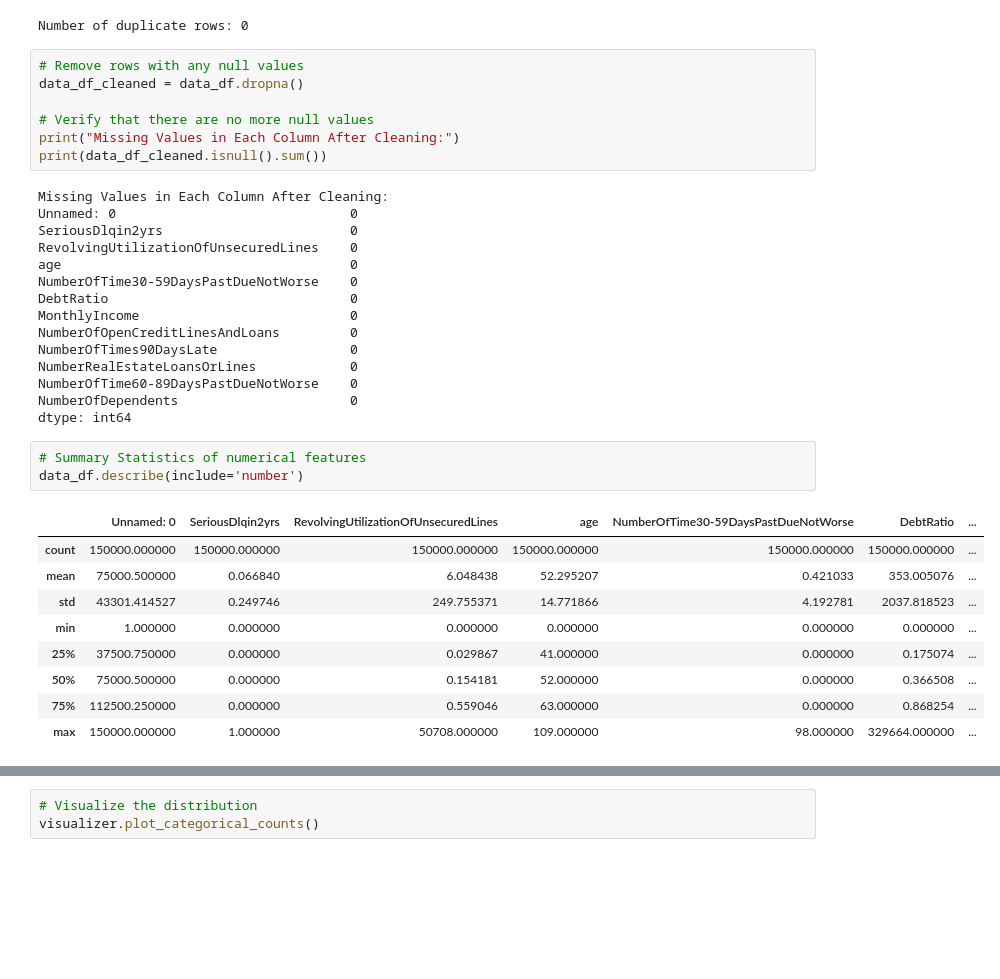
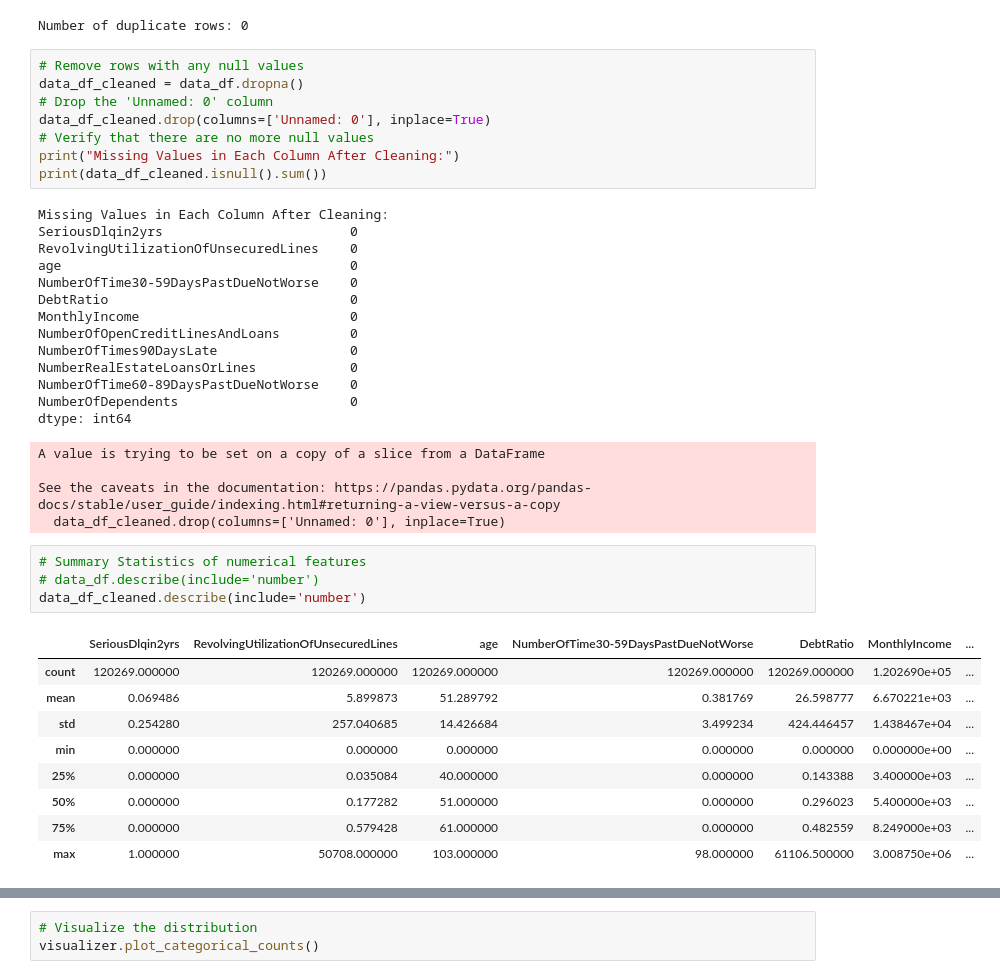
Before and after one commit to ab3lT/Advanced-XAI-Project-Credit-Score-Modeling, a Jupyter notebook: notebooks/eda.ipynb, the cells around one changed output, grey strips where cells are left out. Saved outputs shown, nothing was run; the diff lists cells and outputs as text; blank space fills up the shorter version.

```diff
--- a/notebooks/eda.ipynb
+++ b/notebooks/eda.ipynb
@@ -99,13 +99,13 @@ Number of duplicate rows: 0
 # %%
 # Remove rows with any null values
 data_df_cleaned = data_df.dropna()
-
+# Drop the 'Unnamed: 0' column
+data_df_cleaned.drop(columns=['Unnamed: 0'], inplace=True)
 # Verify that there are no more null values
 print("Missing Values in Each Column After Cleaning:")
 print(data_df_cleaned.isnull().sum())
 # %% [output]
 Missing Values in Each Column After Cleaning:
-Unnamed: 0                              0
 SeriousDlqin2yrs                        0
 RevolvingUtilizationOfUnsecuredLines    0
 age                                     0
@@ -118,18 +118,23 @@ NumberRealEstateLoansOrLines            0
 NumberOfTime60-89DaysPastDueNotWorse    0
 NumberOfDependents                      0
 dtype: int64
+A value is trying to be set on a copy of a slice from a DataFrame
+
+See the caveats in the documentation: https://pandas.pydata.org/pandas-docs/stable/user_guide/indexing.html#returning-a-view-versus-a-copy
+  data_df_cleaned.drop(columns=['Unnamed: 0'], inplace=True)
 # %%
 # Summary Statistics of numerical features
-data_df.describe(include='number')
+# data_df.describe(include='number')
+data_df_cleaned.describe(include='number')
 # %% [output]
-|  | Unnamed: 0 | SeriousDlqin2yrs | RevolvingUtilizationOfUnsecuredLines | age | NumberOfTime30-59DaysPastDueNotWorse | DebtRatio | ... |
-| count | 150000.000000 | 150000.000000 | 150000.000000 | 150000.000000 | 150000.000000 | 150000.000000 | ... |
-| mean | 75000.500000 | 0.066840 | 6.048438 | 52.295207 | 0.421033 | 353.005076 | ... |
-| std | 43301.414527 | 0.249746 | 249.755371 | 14.771866 | 4.192781 | 2037.818523 | ... |
-| min | 1.000000 | 0.000000 | 0.000000 | 0.000000 | 0.000000 | 0.000000 | ... |
-| 25% | 37500.750000 | 0.000000 | 0.029867 | 41.000000 | 0.000000 | 0.175074 | ... |
-| 50% | 75000.500000 | 0.000000 | 0.154181 | 52.000000 | 0.000000 | 0.366508 | ... |
-| 75% | 112500.250000 | 0.000000 | 0.559046 | 63.000000 | 0.000000 | 0.868254 | ... |
-| max | 150000.000000 | 1.000000 | 50708.000000 | 109.000000 | 98.000000 | 329664.000000 | ... |
+|  | SeriousDlqin2yrs | RevolvingUtilizationOfUnsecuredLines | age | NumberOfTime30-59DaysPastDueNotWorse | DebtRatio | MonthlyIncome | ... |
+| count | 120269.000000 | 120269.000000 | 120269.000000 | 120269.000000 | 120269.000000 | 1.202690e+05 | ... |
+| mean | 0.069486 | 5.899873 | 51.289792 | 0.381769 | 26.598777 | 6.670221e+03 | ... |
+| std | 0.254280 | 257.040685 | 14.426684 | 3.499234 | 424.446457 | 1.438467e+04 | ... |
+| min | 0.000000 | 0.000000 | 0.000000 | 0.000000 | 0.000000 | 0.000000e+00 | ... |
+| 25% | 0.000000 | 0.035084 | 40.000000 | 0.000000 | 0.143388 | 3.400000e+03 | ... |
+| 50% | 0.000000 | 0.177282 | 51.000000 | 0.000000 | 0.296023 | 5.400000e+03 | ... |
+| 75% | 0.000000 | 0.579428 | 61.000000 | 0.000000 | 0.482559 | 8.249000e+03 | ... |
+| max | 1.000000 | 50708.000000 | 103.000000 | 98.000000 | 61106.500000 | 3.008750e+06 | ... |
 # %%
 from data_visualizer import DataVisualizer
```
Also changed, not shown: parts of 4 cells of this notebook, 2 other files.
